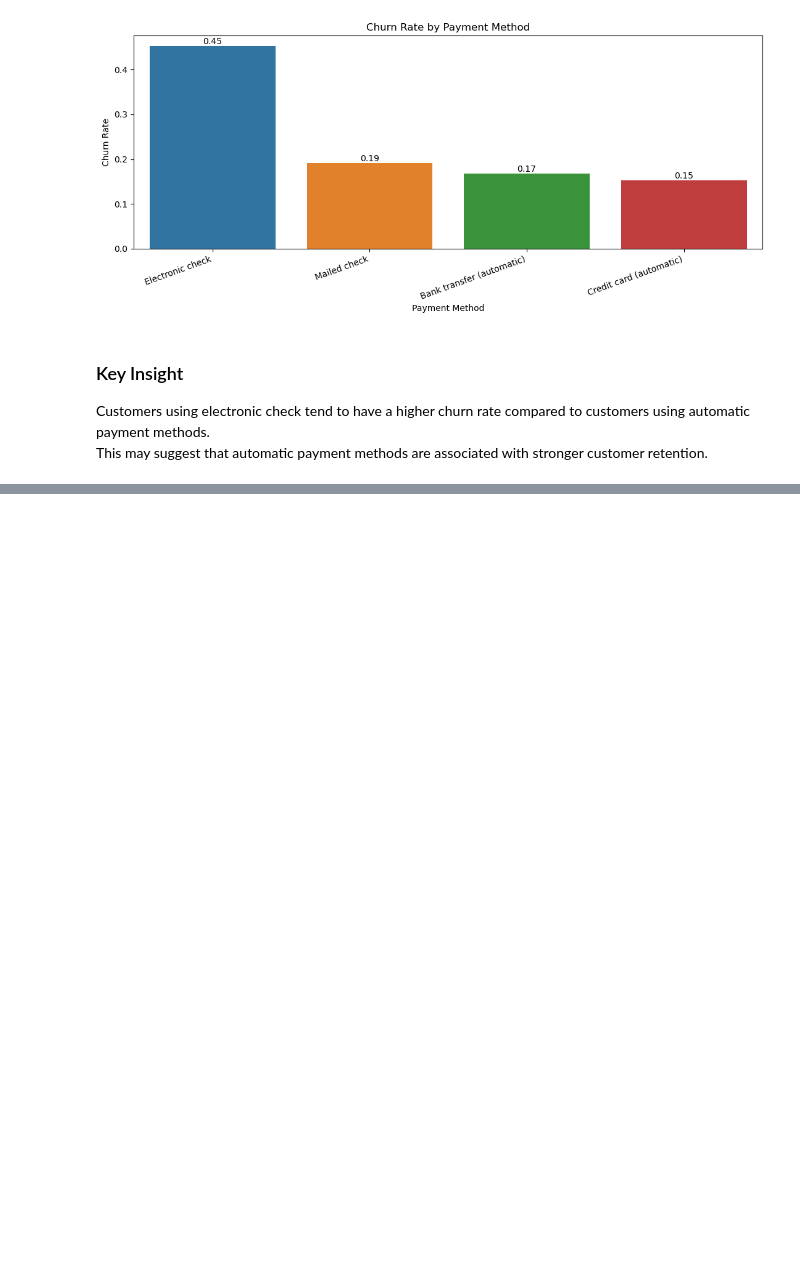
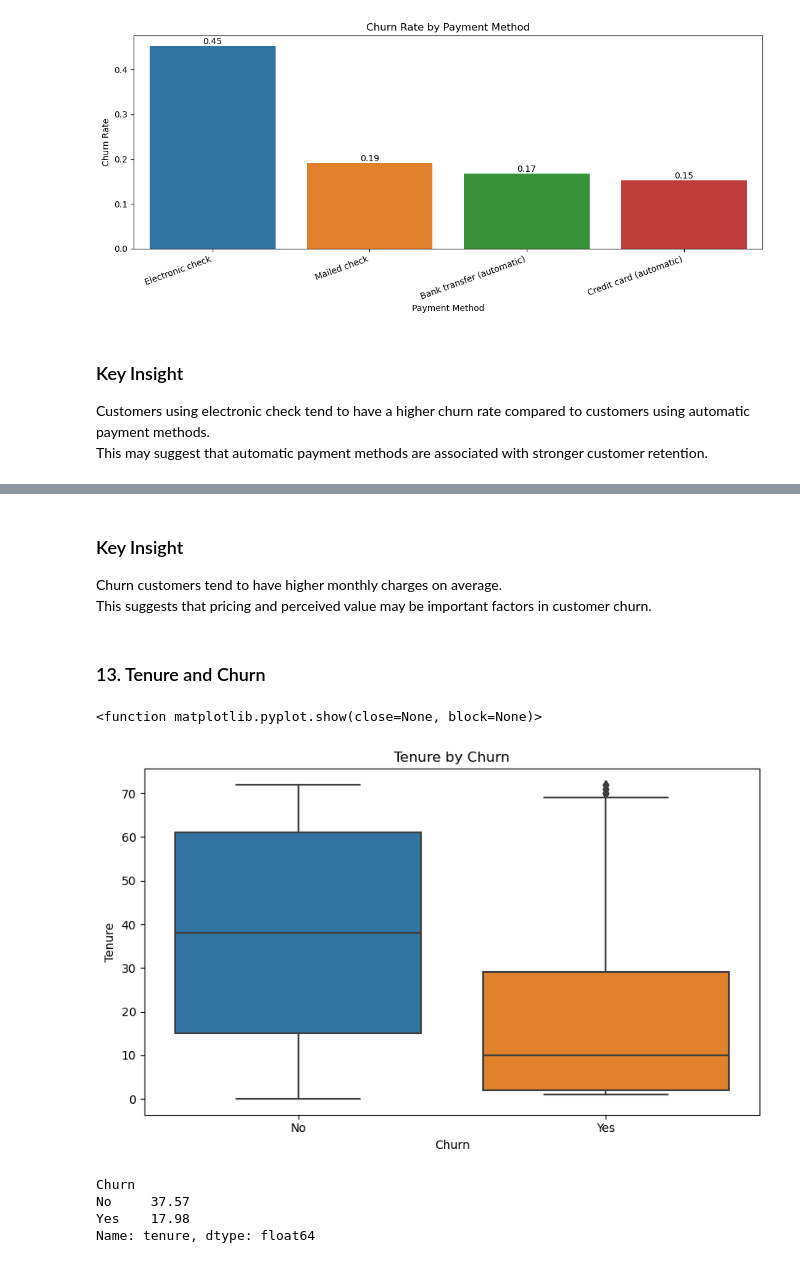
Before and after one commit to ChiBao-v/Customer-Churn-Prediction-System, a Jupyter notebook: notebooks/eda_customer_churn_analysis.ipynb, the cells around one changed output, grey strips where cells are left out. Cells and saved outputs as stored; diff of their text form; code cells hidden in the pictures; blank space fills up the shorter version.

Commit message:
EDA and Business Insight v2

```diff
--- a/notebooks/eda_customer_churn_analysis.ipynb
+++ b/notebooks/eda_customer_churn_analysis.ipynb
@@ -331,0 +355,27 @@ This may suggest that automatic payment methods are associated with stronger cus
+# %% [markdown]
+### Key Insight
+
+Churn customers tend to have higher monthly charges on average.
+This suggests that pricing and perceived value may be important factors in customer churn.
+# %% [markdown]
+### 13. Tenure and Churn
+# %%
+plt.figure(figsize=(8,5))
+
+sns.boxplot(data=df_clean, x= 'Churn', y='tenure')
+plt.title('Tenure by Churn')
+plt.xlabel('Churn')
+plt.ylabel('Tenure')
+plt.tight_layout()
+
+plt.show
+# %% [output]
+<function matplotlib.pyplot.show(close=None, block=None)>
+[figure, added]
+# %%
+df_clean.groupby('Churn')['tenure'].mean().round(2)
+# %% [output]
+Churn
+No     37.57
+Yes    17.98
+Name: tenure, dtype: float64
```
Also changed, not shown: parts of 13 cells of this notebook.
